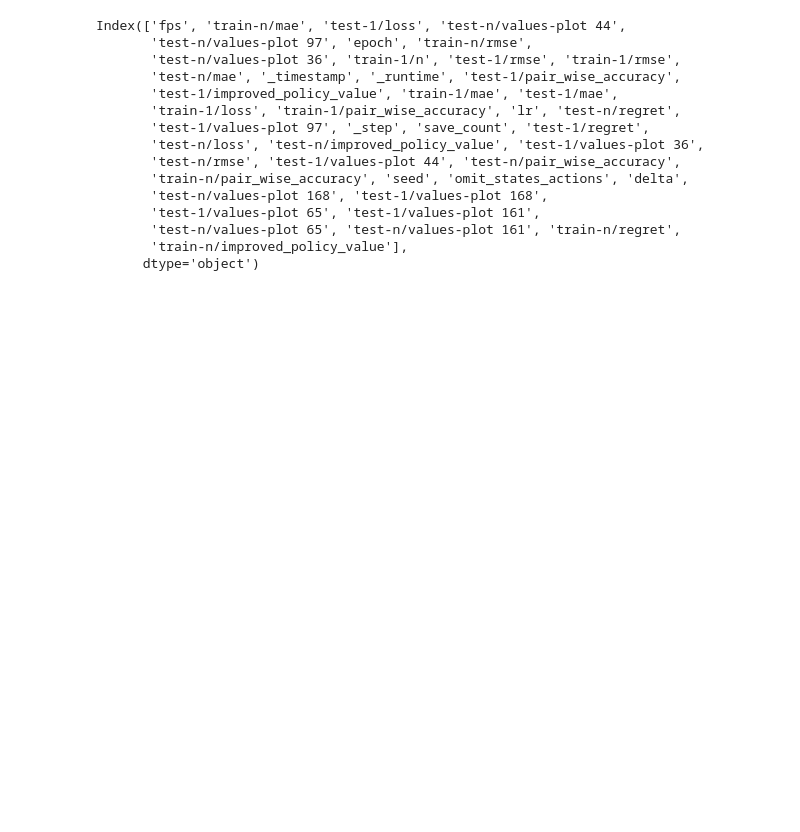
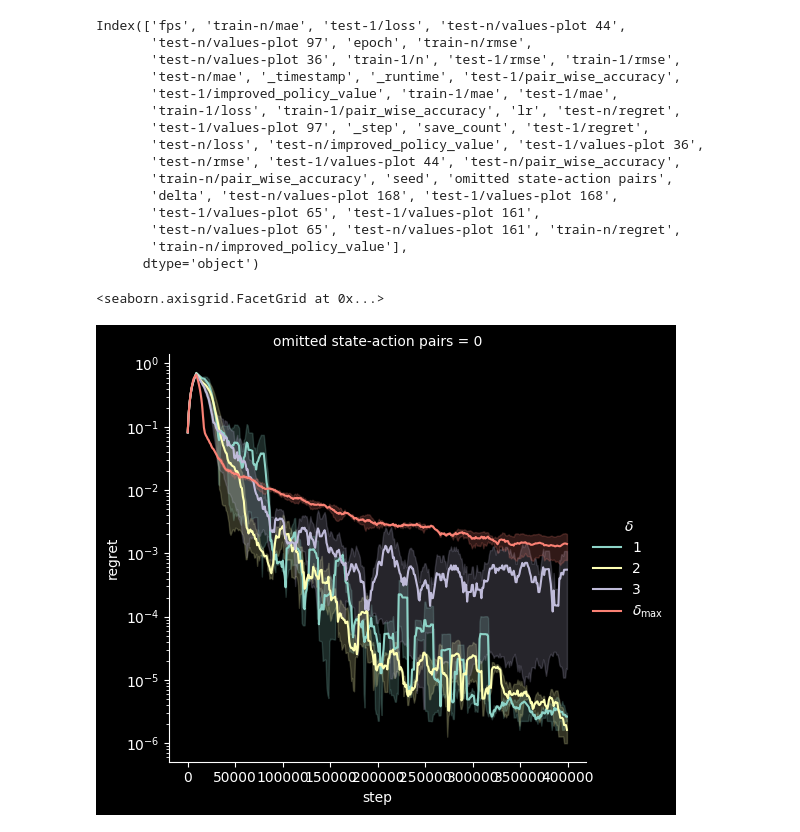
Before and after one commit to ethanabrooks/dissertation, a Jupyter notebook: plot.ipynb, the cells around one changed output. Cells and saved outputs as stored; diff of their text form; code cells hidden in the pictures; blank space fills up the shorter version.

Commit message:
finally get smoothing logic right for seaborn

```diff
--- a/plot.ipynb
+++ b/plot.ipynb
@@ -11,7 +16,7 @@ def generate_dfs():
     for run in runs:
         history = pd.DataFrame(run.history())
         history["seed"] = run.config["seed"]
-        history["omit_states_actions"] = run.config["train_data_args"]["omit_states_actions"]
+        history["omitted state-action pairs"] = run.config["train_data_args"]["omit_states_actions"]
         history["delta"] = run.config["bellman_delta"]
         yield history
 
@@ -27,8 +32,8 @@ Index(['fps', 'train-n/mae', 'test-1/loss', 'test-n/values-plot 44',
        'test-1/values-plot 97', '_step', 'save_count', 'test-1/regret',
        'test-n/loss', 'test-n/improved_policy_value', 'test-1/values-plot 36',
        'test-n/rmse', 'test-1/values-plot 44', 'test-n/pair_wise_accuracy',
-       'train-n/pair_wise_accuracy', 'seed', 'omit_states_actions', 'delta',
-       'test-n/values-plot 168', 'test-1/values-plot 168',
+       'train-n/pair_wise_accuracy', 'seed', 'omitted state-action pairs',
+       'delta', 'test-n/values-plot 168', 'test-1/values-plot 168',
        'test-1/values-plot 65', 'test-1/values-plot 161',
        'test-n/values-plot 65', 'test-n/values-plot 161', 'train-n/regret',
        'train-n/improved_policy_value'],
@@ -53,0 +41,29 @@ for (delta, omit_states_actions) in itertools.product(renamed.delta.unique(), re
+# %%
+df = orig.rename(columns={"_step": "step", "test-n/regret": "regret"})
+df["delta"] = df["delta"].replace(100, r"$\delta_{\max}$")
+df = df[df["step"] <= 400_000]
+df.loc[:, 'regret'] = df['regret'].clip(lower=1e-6)
+
+window = 10
+def calculate_stats(group):
+    mean = group['regret'].rolling(window=window).mean()
+    std = group['regret'].rolling(window=window).std()
+    group['regret'] = mean
+    group['upper'] = (mean + std).clip(lower=1e-6)
+    group['lower'] = (mean - std).clip(lower=1e-6)
+    return group
+
+# Group by 'omitted state-action pairs' and '$\delta$', then apply the function
+df = df.groupby(['omitted state-action pairs', 'delta']).apply(calculate_stats)
+df = df.reset_index(drop=True)
+df = df.dropna(subset=["regret", "upper", "lower"])
+df = df[(df['omitted state-action pairs'] == 0)]
+df =df.rename(columns={"delta": "$\delta$"})
+# %%
+import seaborn as sns
+
+g = sns.relplot(data=df, kind="line", x="step", y="regret", hue="$\delta$", col="omitted state-action pairs")
+g.set(yscale="log")
+# %% [output]
+<seaborn.axisgrid.FacetGrid at 0x...>
+[figure, added]
```
Also changed, not shown: parts of 8 cells of this notebook, 6 other files.
